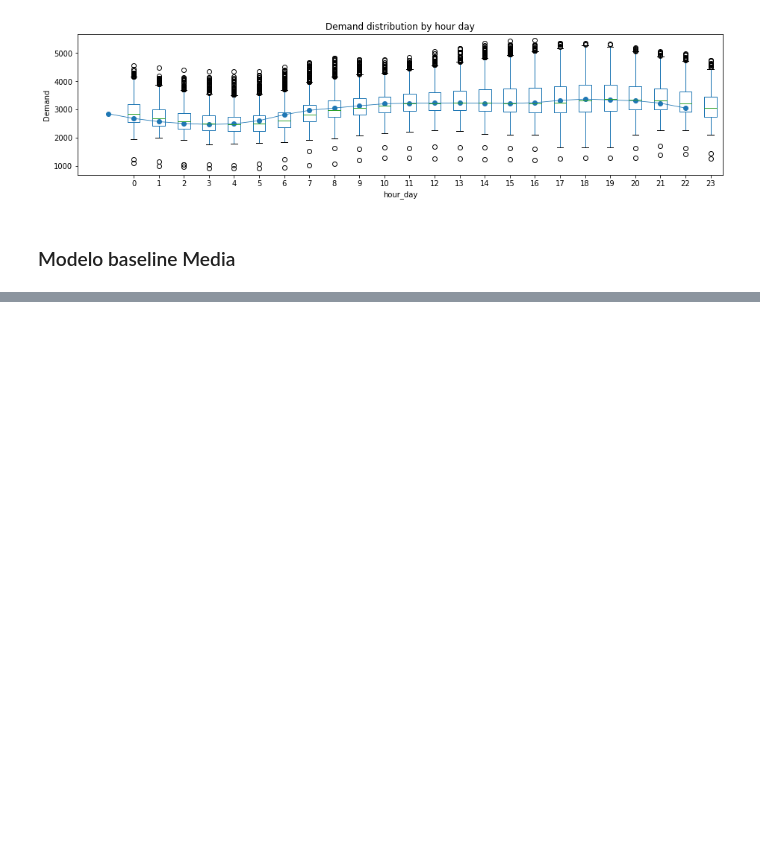
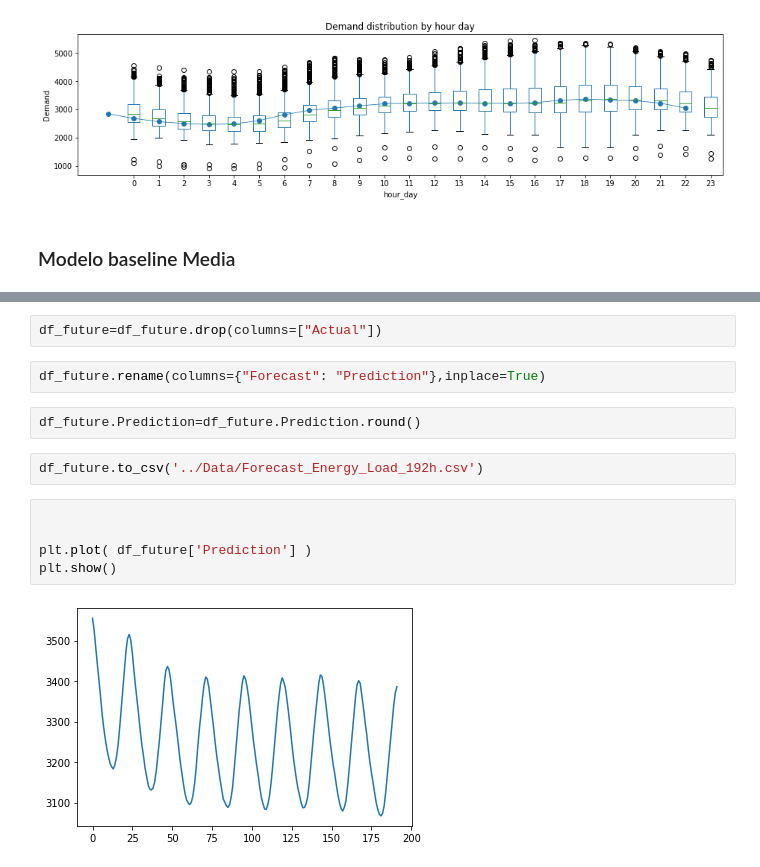
Before and after one commit to Lea102/Electric-Energy-power-consuption-Forecast, a Jupyter notebook: Leandro Scquizzato Serie de tiempos consumo electrico R4.ipynb, the cells around one changed output, grey strips where cells are left out. Cells and saved outputs as stored; diff of their text form; blank space fills up the shorter version.

```diff
--- a/Leandro Scquizzato Serie de tiempos consumo electrico R4.ipynb
+++ b/Leandro Scquizzato Serie de tiempos consumo electrico R4.ipynb
@@ -245,0 +752,15 @@ fig.suptitle('');
+# %%
+df_future=df_future.drop(columns=["Actual"])
+# %%
+df_future.rename(columns={"Forecast": "Prediction"},inplace=True)
+# %%
+df_future.Prediction=df_future.Prediction.round()
+# %%
+df_future.to_csv('../Data/Forecast_Energy_Load_192h.csv')
+# %%
+
+
+plt.plot( df_future['Prediction'] )
+plt.show()
+# %% [output]
+[figure, added]
```
Also changed, not shown: parts of 48 cells of this notebook.
